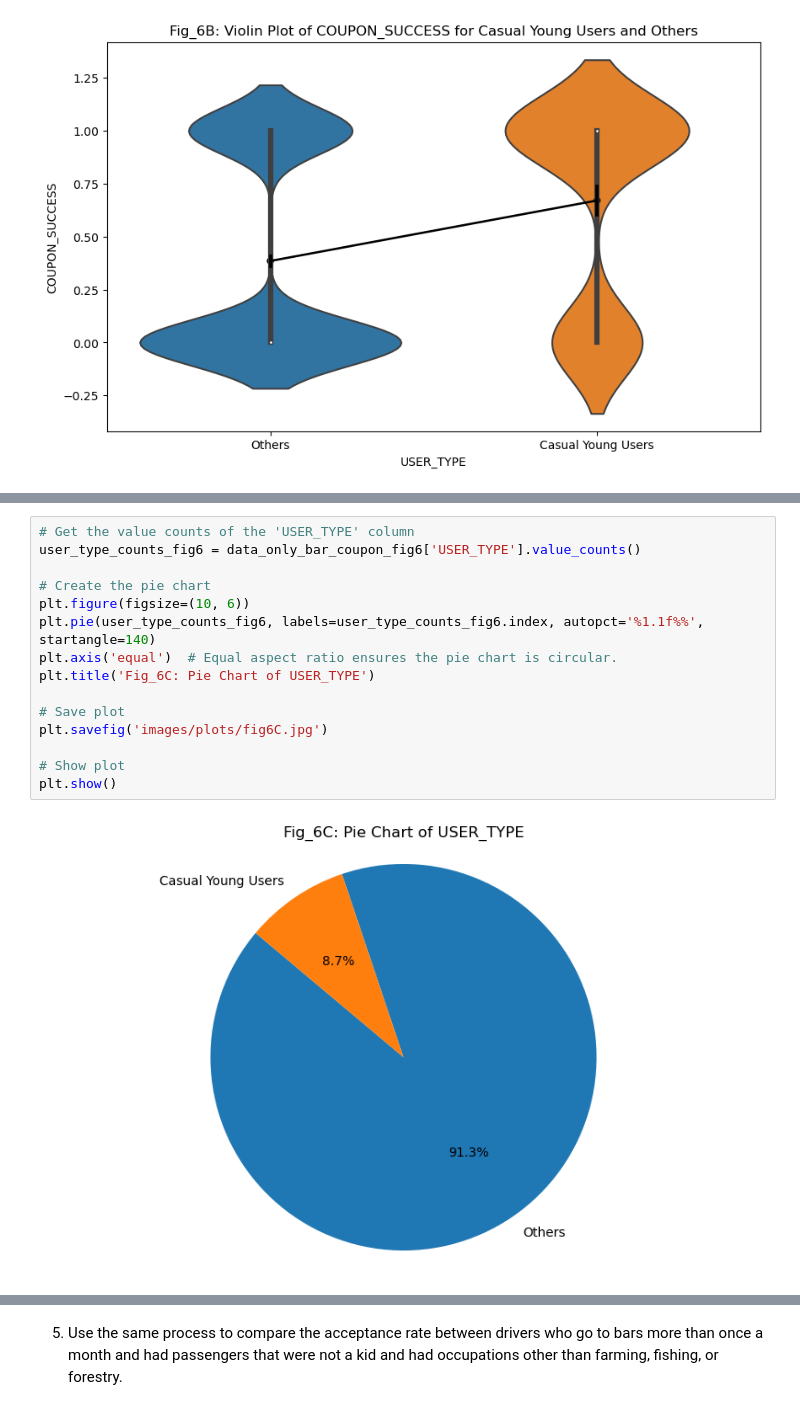
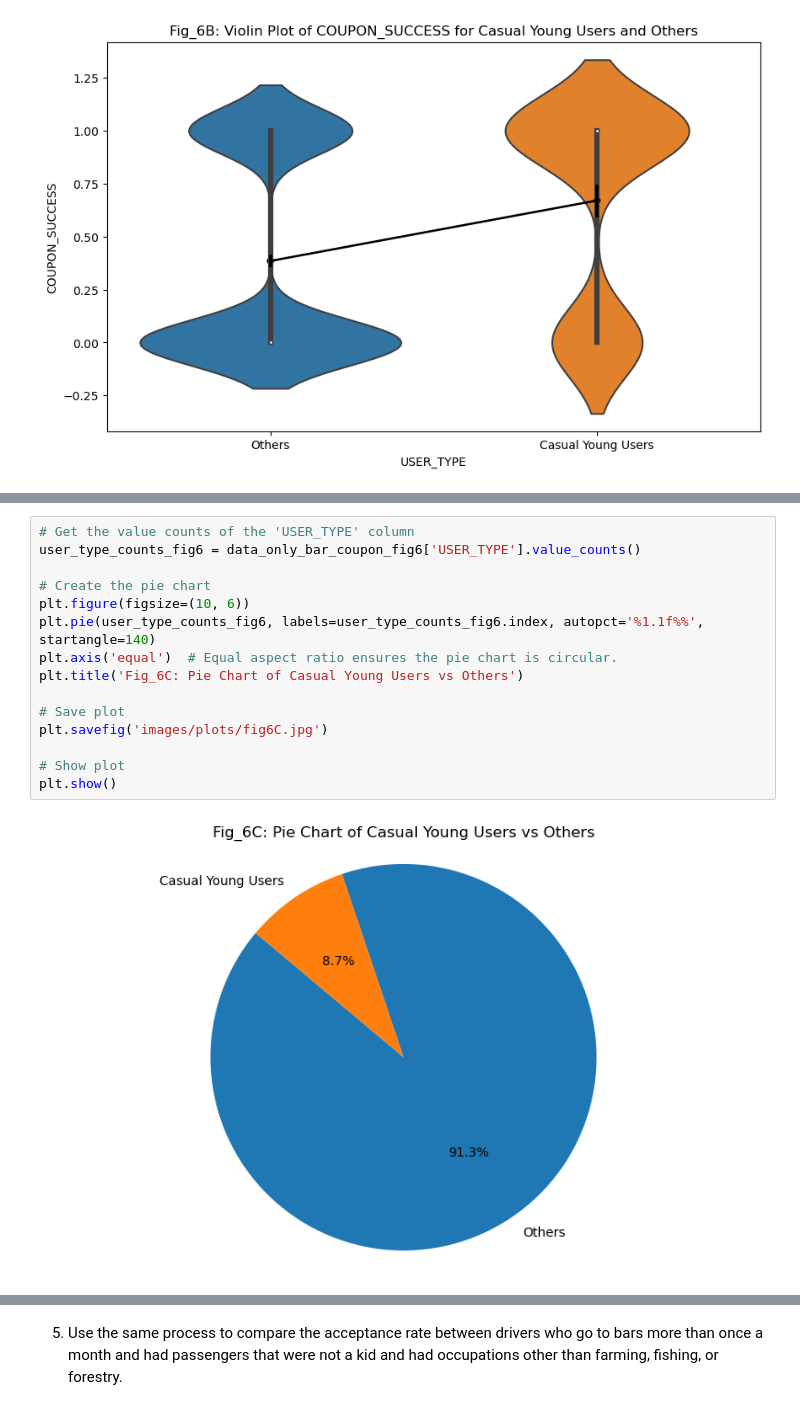
Before and after one commit to elmunoz42/berkeley-aiml-coupon-analysis, a Jupyter notebook: prompt.ipynb, the cells around one changed output, grey strips where cells are left out. Cells and saved outputs as stored; diff of their text form.

```diff
--- a/prompt.ipynb
+++ b/prompt.ipynb
@@ -466,17 +538,17 @@ plt.show()
 # %%
 # Get the value counts of the 'USER_TYPE' column
 user_type_counts_fig6 = data_only_bar_coupon_fig6['USER_TYPE'].value_counts()
 
 # Create the pie chart
 plt.figure(figsize=(10, 6))
 plt.pie(user_type_counts_fig6, labels=user_type_counts_fig6.index, autopct='%1.1f%%', startangle=140)
 plt.axis('equal')  # Equal aspect ratio ensures the pie chart is circular.
-plt.title('Fig_6C: Pie Chart of USER_TYPE')
+plt.title('Fig_6C: Pie Chart of Casual Young Users vs Others')
 
 # Save plot
 plt.savefig('images/plots/fig6C.jpg')
 
 # Show plot
 plt.show()
 # %% [output]
-[figure, old version]
+[figure, new version]
```
Also changed, not shown: parts of 30 cells of this notebook, 13 other files.
